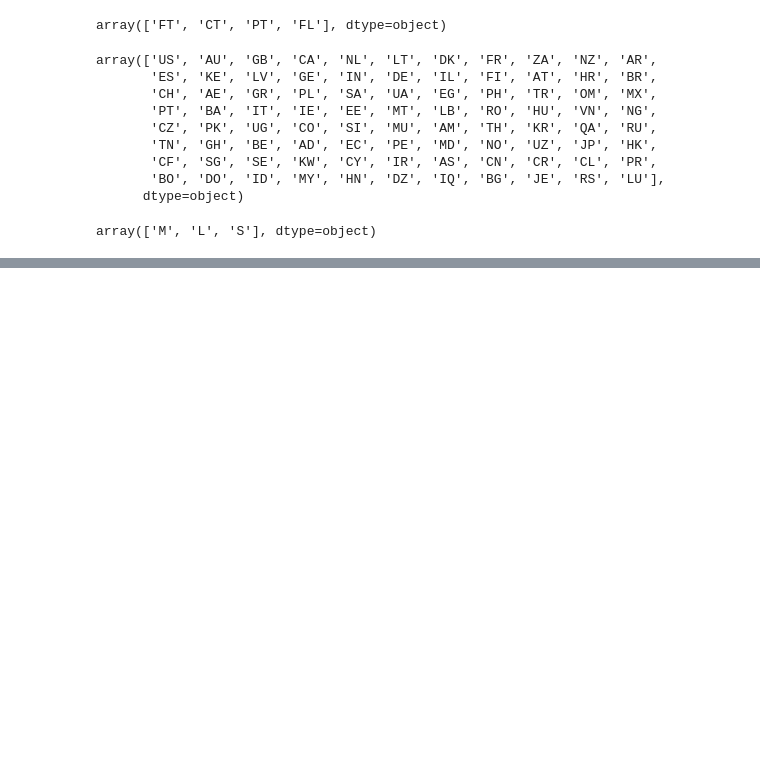
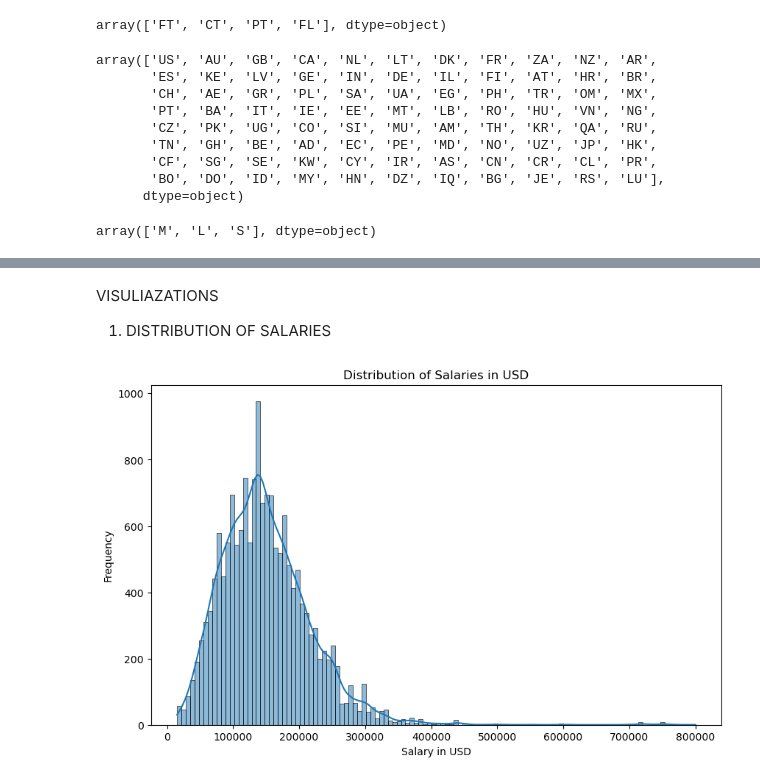
Before and after one commit to Justcolins/JOB-SALARY-ANALYSIS, a Jupyter notebook: job.ipynb, the cells around one changed output, grey strips where cells are left out. Drawn from its saved outputs; the diff is of its cells as text; code cells hidden in the pictures; blank space fills up the shorter version.

```diff
--- a/job.ipynb
+++ b/job.ipynb
@@ -449,3 +389,15 @@ jobs.head(10)
 | 7 | 2024 | Mid | Full-Time | Machine Learning Engineer | 65000 | USD | 65000 | ... |
 | 8 | 2024 | Entry | Full-Time | Data Analyst | 101520 | USD | 101520 | ... |
 | 9 | 2024 | Entry | Full-Time | Data Analyst | 45864 | USD | 45864 | ... |
+# %% [markdown]
+VISULIAZATIONS
+1. DISTRIBUTION OF SALARIES
+# %%
+plt.figure(figsize=(10, 6))
+sns.histplot(jobs['salary_in_usd'], kde=True)
+plt.title('Distribution of Salaries in USD')
+plt.xlabel('Salary in USD')
+plt.ylabel('Frequency')
+plt.show()
+# %% [output]
+[figure, added]
```
Also changed, not shown: parts of 12 cells of this notebook.
